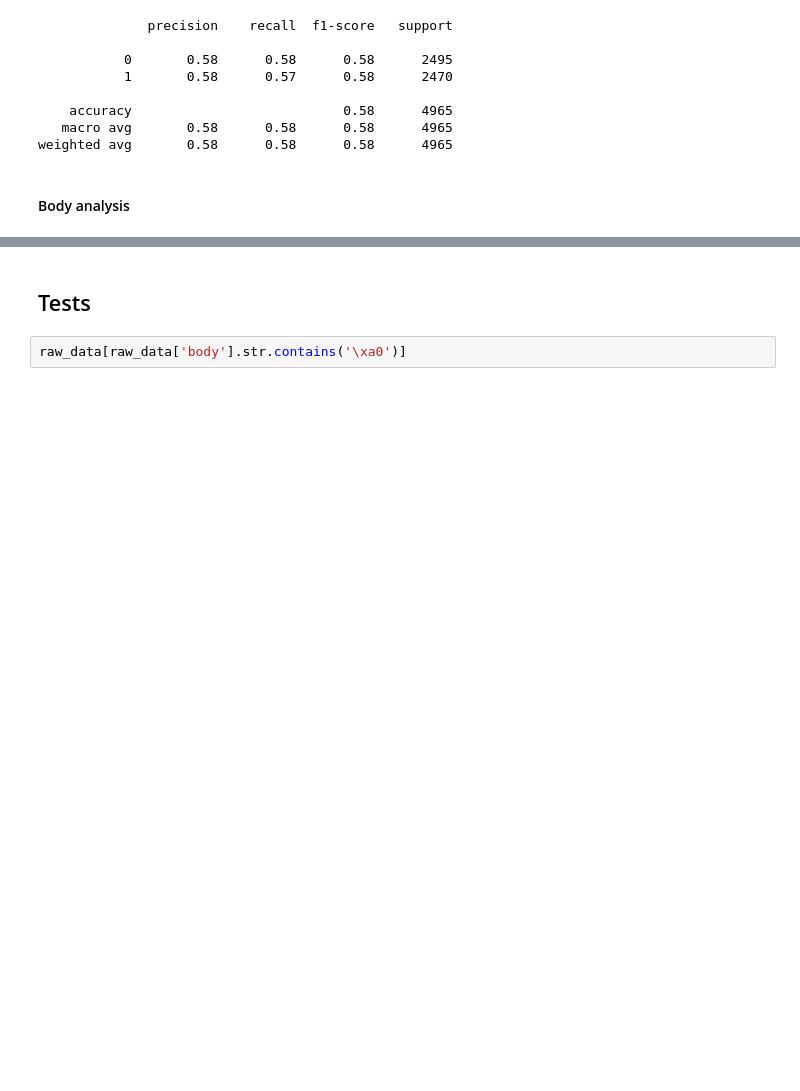
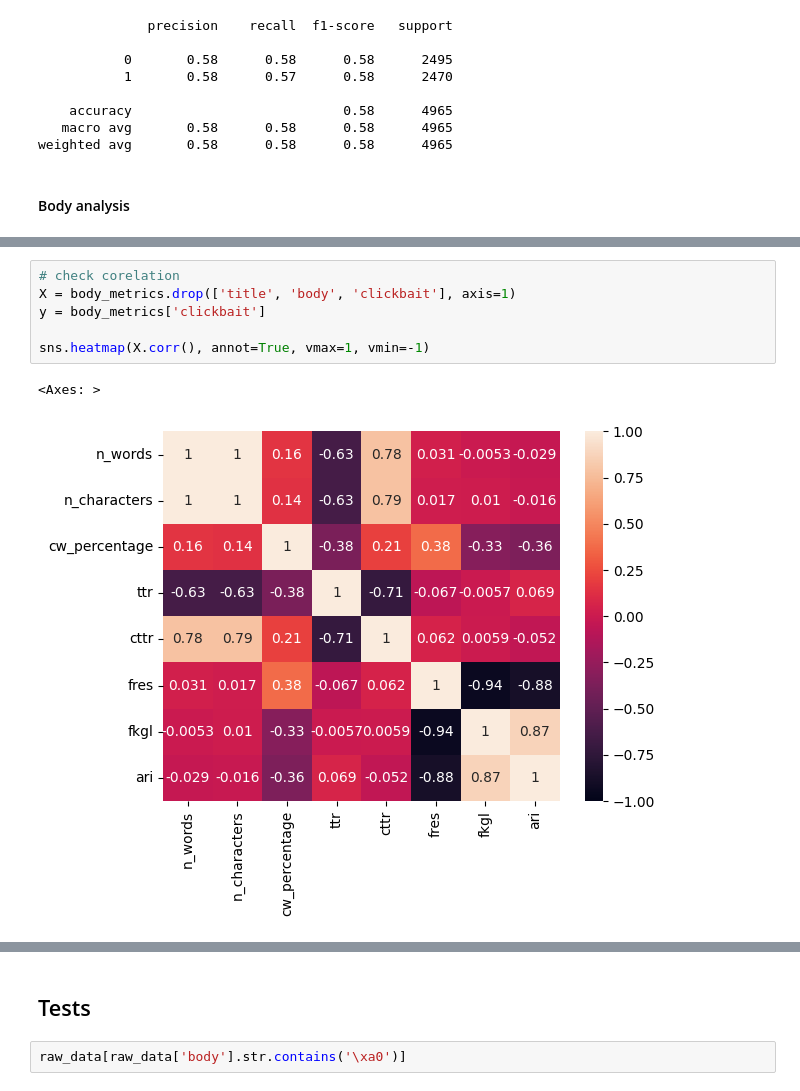
Before and after one commit to matkubita/ClickbaitDetectionThesis, a Jupyter notebook: 8-Informativeness-Measures.ipynb, the cells around one changed output, grey strips where cells are left out. Drawn from its saved outputs; the diff is of its cells as text; blank space fills up the shorter version.

```diff
--- a/8-Informativeness-Measures.ipynb
+++ b/8-Informativeness-Measures.ipynb
@@ -356,0 +403,9 @@ weighted avg       0.58      0.58      0.58      4965
+# %%
+# check corelation
+X = body_metrics.drop(['title', 'body', 'clickbait'], axis=1)
+y = body_metrics['clickbait']
+
+sns.heatmap(X.corr(), annot=True, vmax=1, vmin=-1)
+# %% [output]
+<Axes: >
+[figure, added]
```
Also changed, not shown: parts of 17 cells of this notebook.
